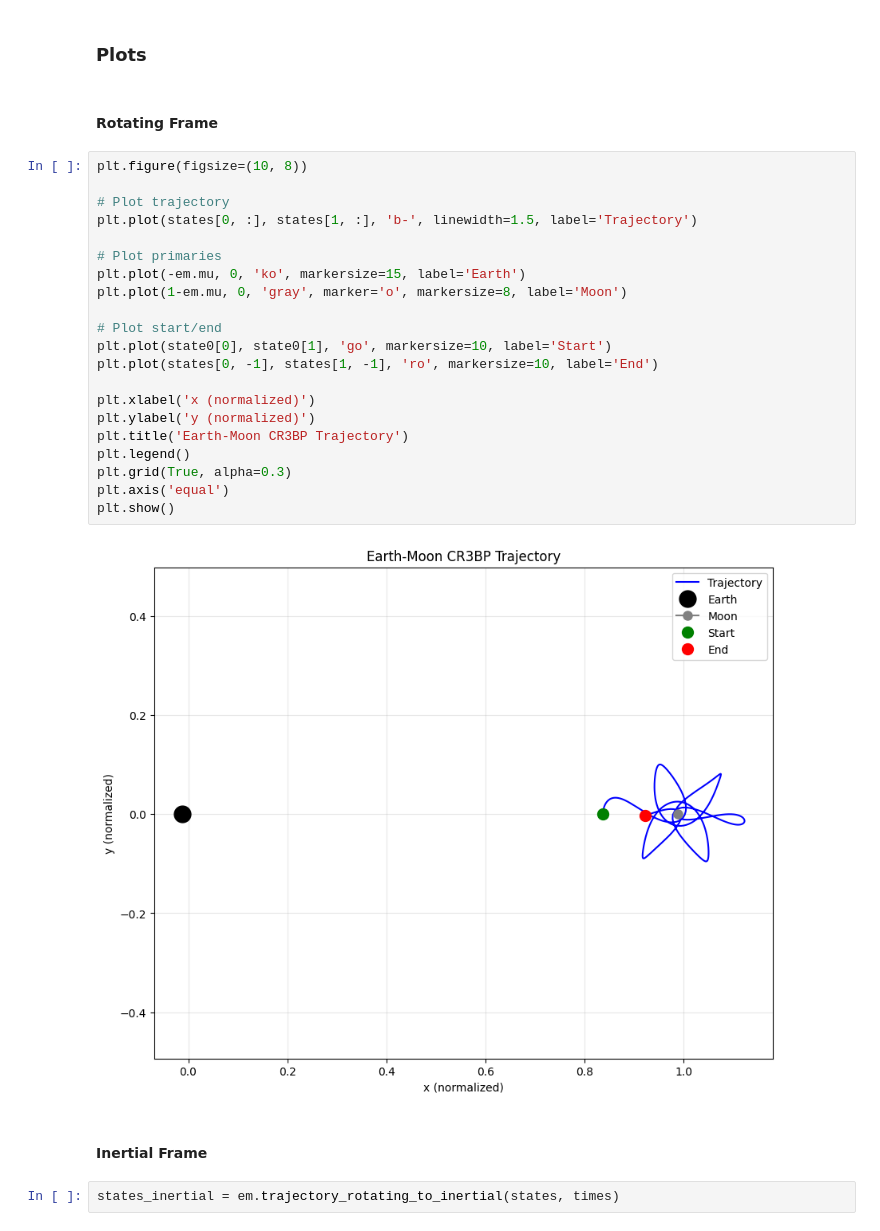
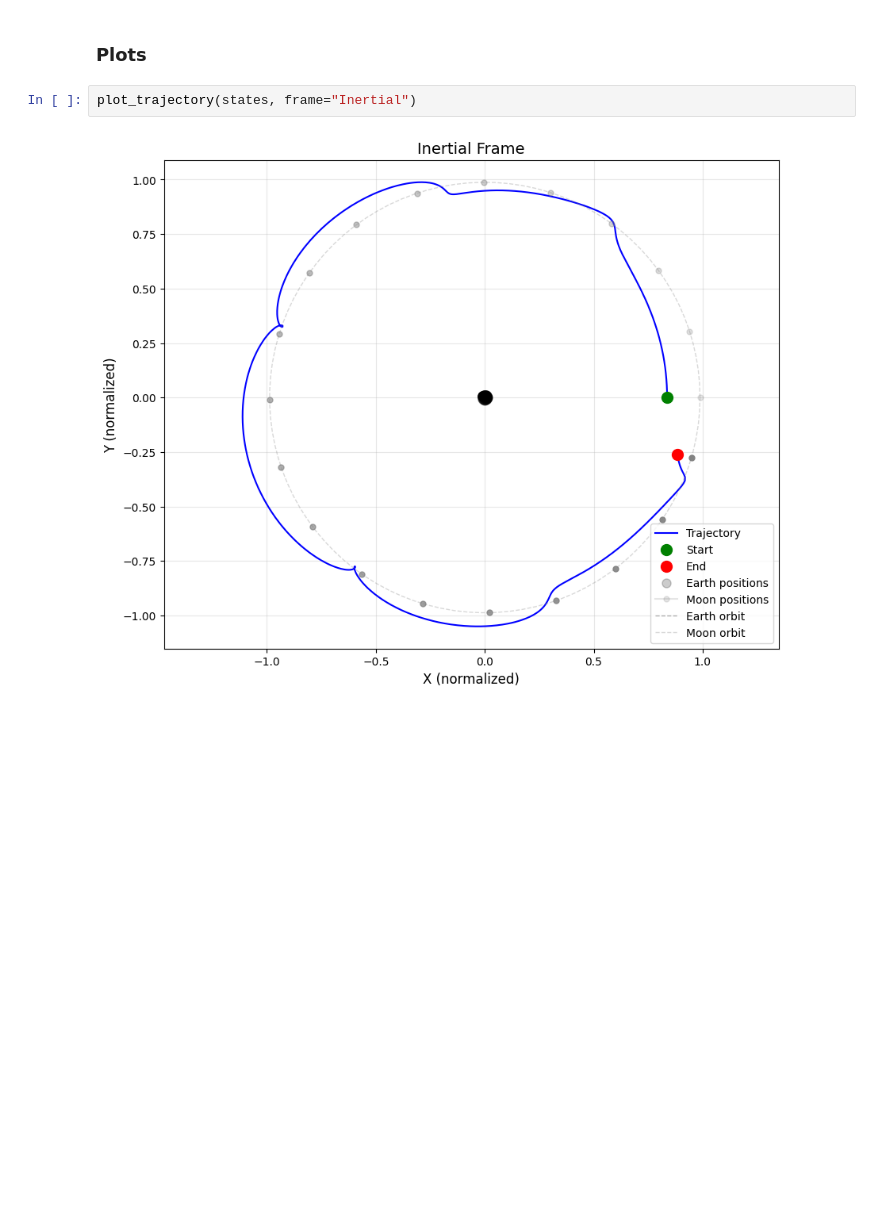
Before and after one commit to samcoulthurst/TrajectoryOptimizer, a Jupyter notebook: notebooks/main.ipynb, the cells around one changed output. Drawn from its saved outputs; the diff is of its cells as text; blank space fills up the shorter version.

Commit message:
Added Plot_trajectory Function

```diff
--- a/notebooks/main.ipynb
+++ b/notebooks/main.ipynb
@@ -20,32 +20,7 @@ t_eval = np.linspace(0,6,1000)
 states, times, sol = em.solve(state0, time,t_eval=t_eval)
 # %% [markdown]
 ### Plots
-# %% [markdown]
-#### Rotating Frame
 # %%
-plt.figure(figsize=(10, 8))
-
-# Plot trajectory
-plt.plot(states[0, :], states[1, :], 'b-', linewidth=1.5, label='Trajectory')
-
-# Plot primaries
-plt.plot(-em.mu, 0, 'ko', markersize=15, label='Earth')
-plt.plot(1-em.mu, 0, 'gray', marker='o', markersize=8, label='Moon')
-
-# Plot start/end
-plt.plot(state0[0], state0[1], 'go', markersize=10, label='Start')
-plt.plot(states[0, -1], states[1, -1], 'ro', markersize=10, label='End')
-
-plt.xlabel('x (normalized)')
-plt.ylabel('y (normalized)')
-plt.title('Earth-Moon CR3BP Trajectory')
-plt.legend()
-plt.grid(True, alpha=0.3)
-plt.axis('equal')
-plt.show()
+plot_trajectory(states, frame="Inertial")
 # %% [output]
-[figure, old version]
+[figure, new version]
-# %% [markdown]
-#### Inertial Frame
-# %%
-states_inertial = em.trajectory_rotating_to_inertial(states, times)
```
Also changed, not shown: parts of 1 cell of this notebook, 4 other files.
